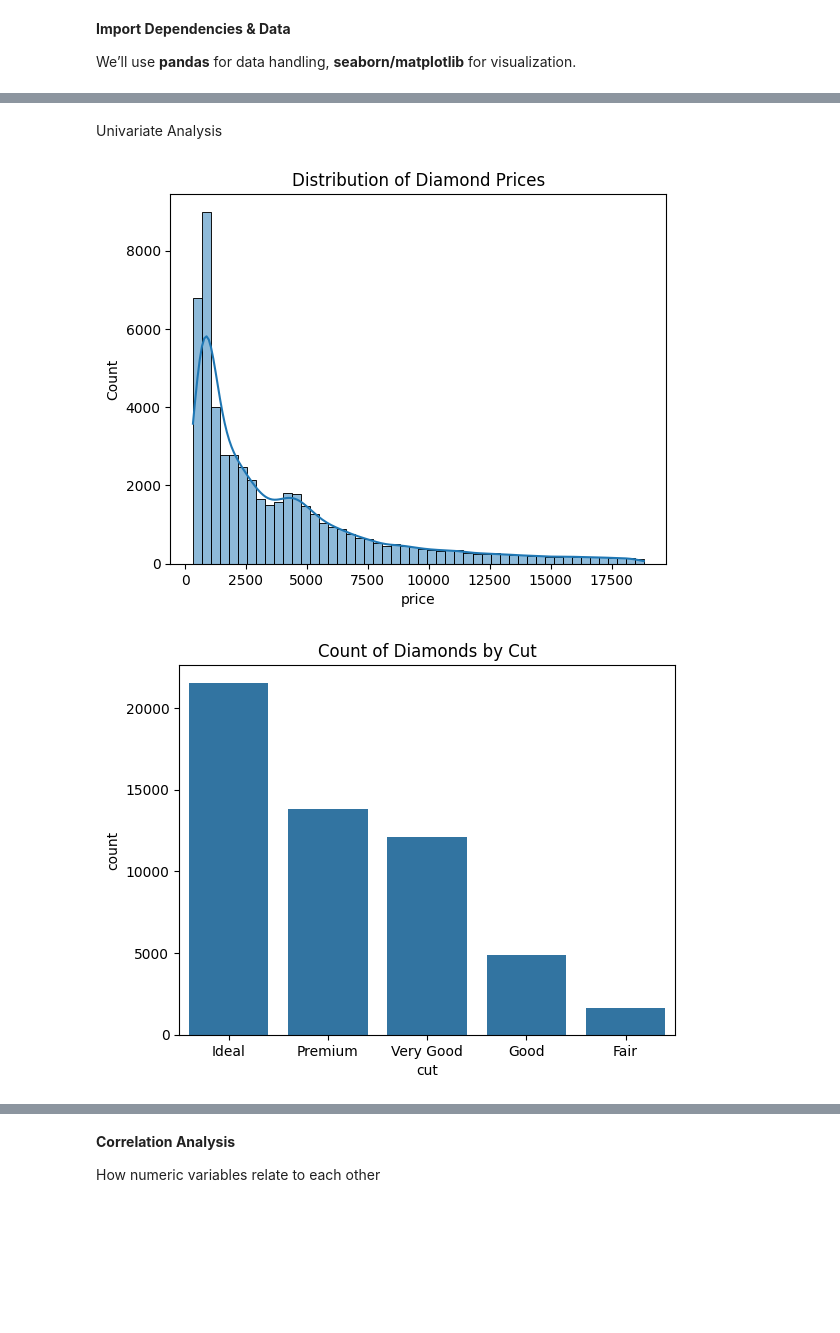
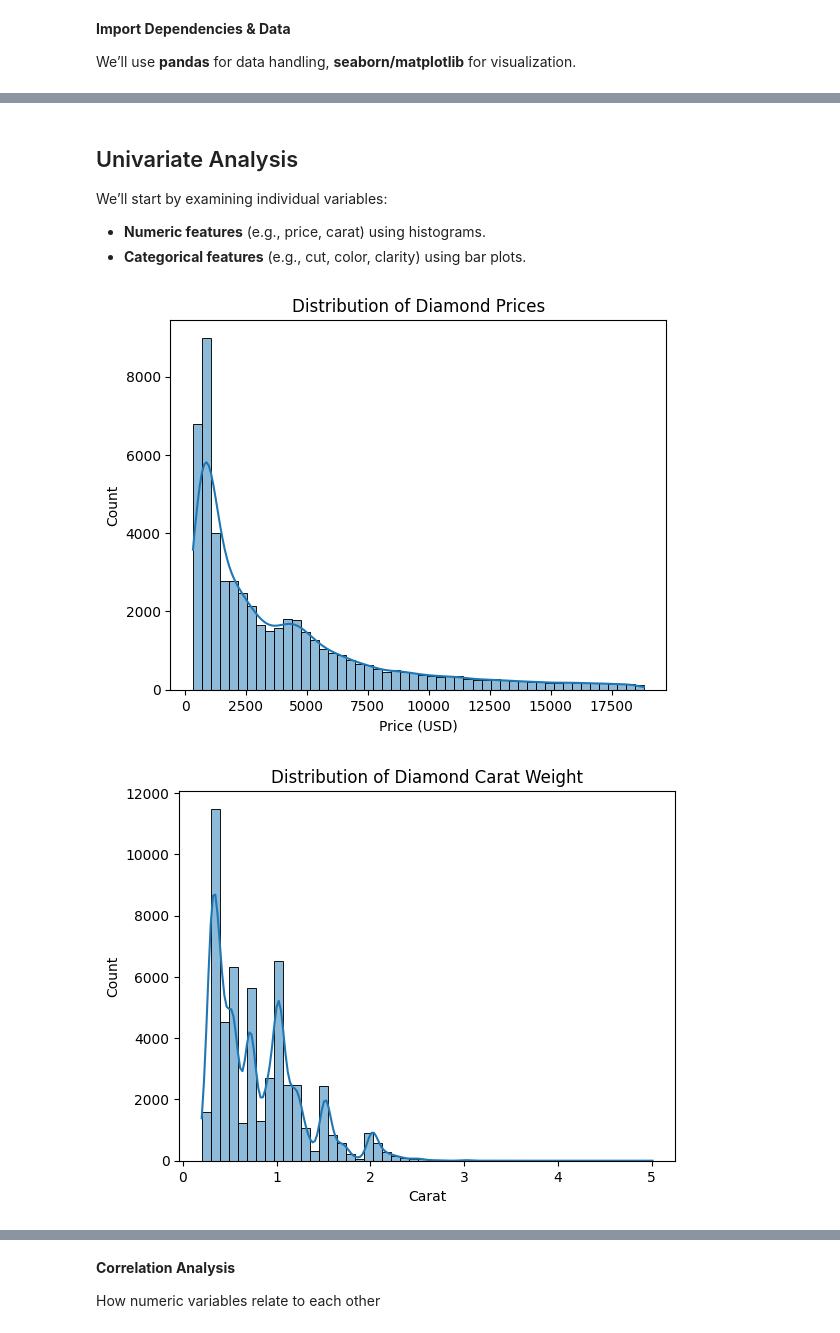
Before and after one commit to bankoscarpa/datafun-06-eda, a Jupyter notebook: bankoscarpa_eda.ipynb, the cells around one changed output, grey strips where cells are left out. Drawn from its saved outputs; the diff is of its cells as text; code cells hidden in the pictures; blank space fills up the shorter version.

Commit message:
added more context to graphs

```diff
--- a/bankoscarpa_eda.ipynb
+++ b/bankoscarpa_eda.ipynb
@@ -30,15 +62,24 @@ diamonds.head()
 # %% [markdown]
-Univariate Analysis
+## Univariate Analysis
+
+We’ll start by examining individual variables:
+
+- **Numeric features** (e.g., price, carat) using histograms.
+- **Categorical features** (e.g., cut, color, clarity) using bar plots.
 # %%
-# Price distribution
+# Distribution of diamond prices
 sns.histplot(diamonds['price'], bins=50, kde=True)
 plt.title("Distribution of Diamond Prices")
+plt.xlabel("Price (USD)")
+plt.ylabel("Count")
 plt.show()
 
-# Count of diamond cuts
-sns.countplot(x='cut', data=diamonds)
-plt.title("Count of Diamonds by Cut")
+# Distribution of carat weights
+sns.histplot(diamonds['carat'], bins=50, kde=True)
+plt.title("Distribution of Diamond Carat Weight")
+plt.xlabel("Carat")
+plt.ylabel("Count")
 plt.show()
 # %% [output]
-[figure, old version]
+[figure, new version]
-[figure, old version]
+[figure, new version]
```
Also changed, not shown: parts of 17 cells of this notebook.
